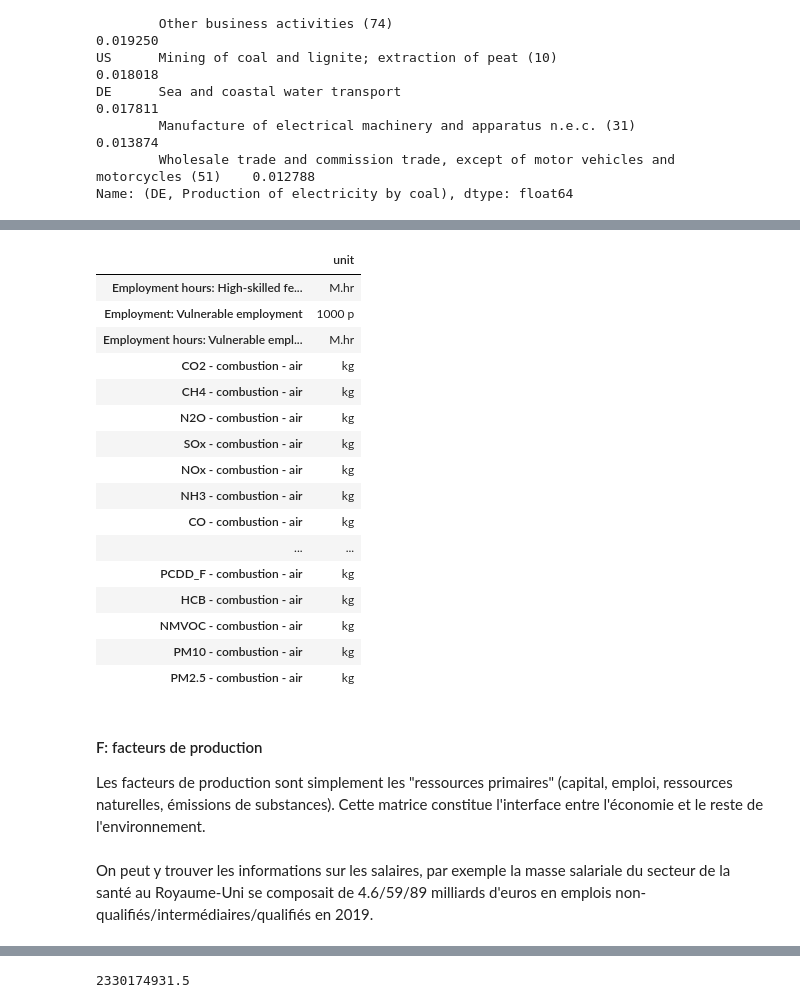
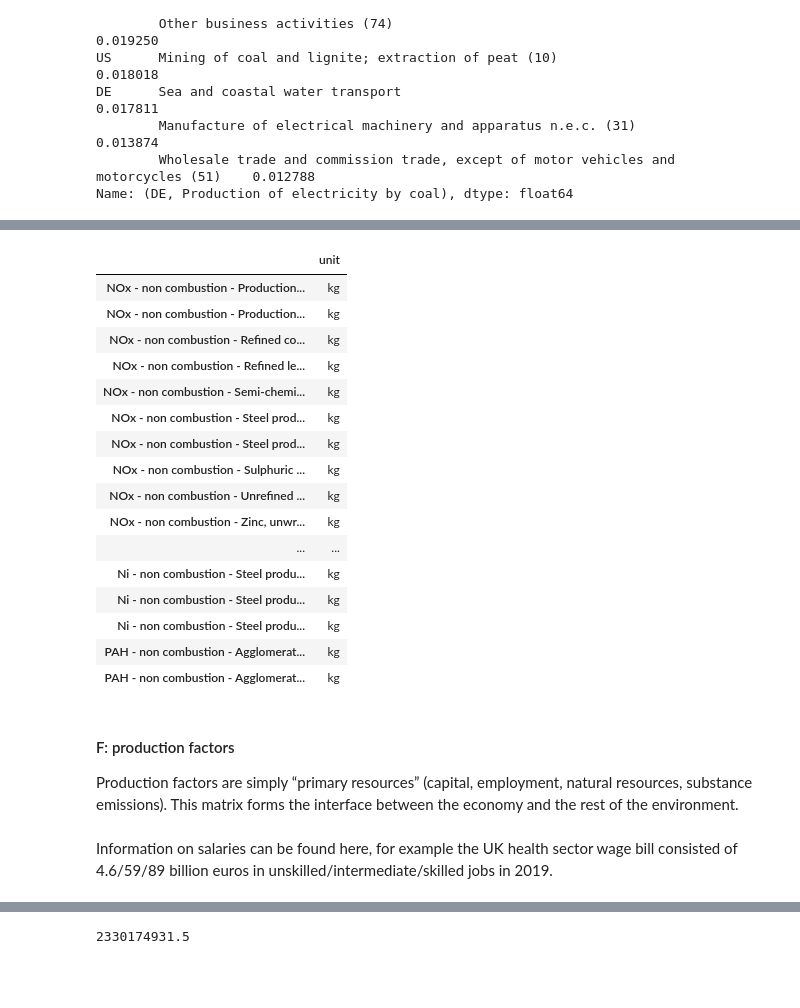
Before and after one commit to thomasgibon/io-footprinting, a Jupyter notebook: list/1_introduction_structure_IO.ipynb, the cells around one changed output, grey strips where cells are left out. Saved outputs shown, nothing was run; the diff lists cells and outputs as text; code cells hidden in the pictures; blank space fills up the shorter version.

```diff
--- a/list/1_introduction_structure_IO.ipynb
+++ b/list/1_introduction_structure_IO.ipynb
@@ -520,26 +533,26 @@ Les matrices des comptes satellites sont les homologues de Z (et A), mais en ter
 # %%
-io.satellite.unit.iloc[20:].head(20)
+io.satellite.unit.iloc[200:].head(20)
 # %% [output]
 |  | unit |
-| Employment hours: High-skilled fe... | M.hr |
-| Employment: Vulnerable employment | 1000 p |
-| Employment hours: Vulnerable empl... | M.hr |
-| CO2 - combustion - air | kg |
-| CH4 - combustion - air | kg |
-| N2O - combustion - air | kg |
-| SOx - combustion - air | kg |
-| NOx - combustion - air | kg |
-| NH3 - combustion - air | kg |
-| CO - combustion - air | kg |
+| NOx - non combustion - Production... | kg |
+| NOx - non combustion - Production... | kg |
+| NOx - non combustion - Refined co... | kg |
+| NOx - non combustion - Refined le... | kg |
+| NOx - non combustion - Semi-chemi... | kg |
+| NOx - non combustion - Steel prod... | kg |
+| NOx - non combustion - Steel prod... | kg |
+| NOx - non combustion - Sulphuric ... | kg |
+| NOx - non combustion - Unrefined ... | kg |
+| NOx - non combustion - Zinc, unwr... | kg |
 | ... | ... |
-| PCDD_F - combustion - air | kg |
-| HCB - combustion - air | kg |
-| NMVOC - combustion - air | kg |
-| PM10 - combustion - air | kg |
-| PM2.5 - combustion - air | kg |
+| Ni - non combustion - Steel produ... | kg |
+| Ni - non combustion - Steel produ... | kg |
+| Ni - non combustion - Steel produ... | kg |
+| PAH - non combustion - Agglomerat... | kg |
+| PAH - non combustion - Agglomerat... | kg |
 # %% [markdown]
-#### F: facteurs de production
-Les facteurs de production sont simplement les "ressources primaires" (capital, emploi, ressources naturelles, émissions de substances). Cette matrice constitue l'interface entre l'économie et le reste de l'environnement.
+#### F: production factors
+Production factors are simply “primary resources” (capital, employment, natural resources, substance emissions). This matrix forms the interface between the economy and the rest of the environment.
 # %% [markdown]
-On peut y trouver les informations sur les salaires, par exemple la masse salariale du secteur de la santé au Royaume-Uni se composait de 4.6/59/89 milliards d'euros en emplois non-qualifiés/intermédiaires/qualifiés en 2019.
+Information on salaries can be found here, for example the UK health sector wage bill consisted of 4.6/59/89 billion euros in unskilled/intermediate/skilled jobs in 2019.
 # %%
```
Also changed, not shown: parts of 40 cells of this notebook.
